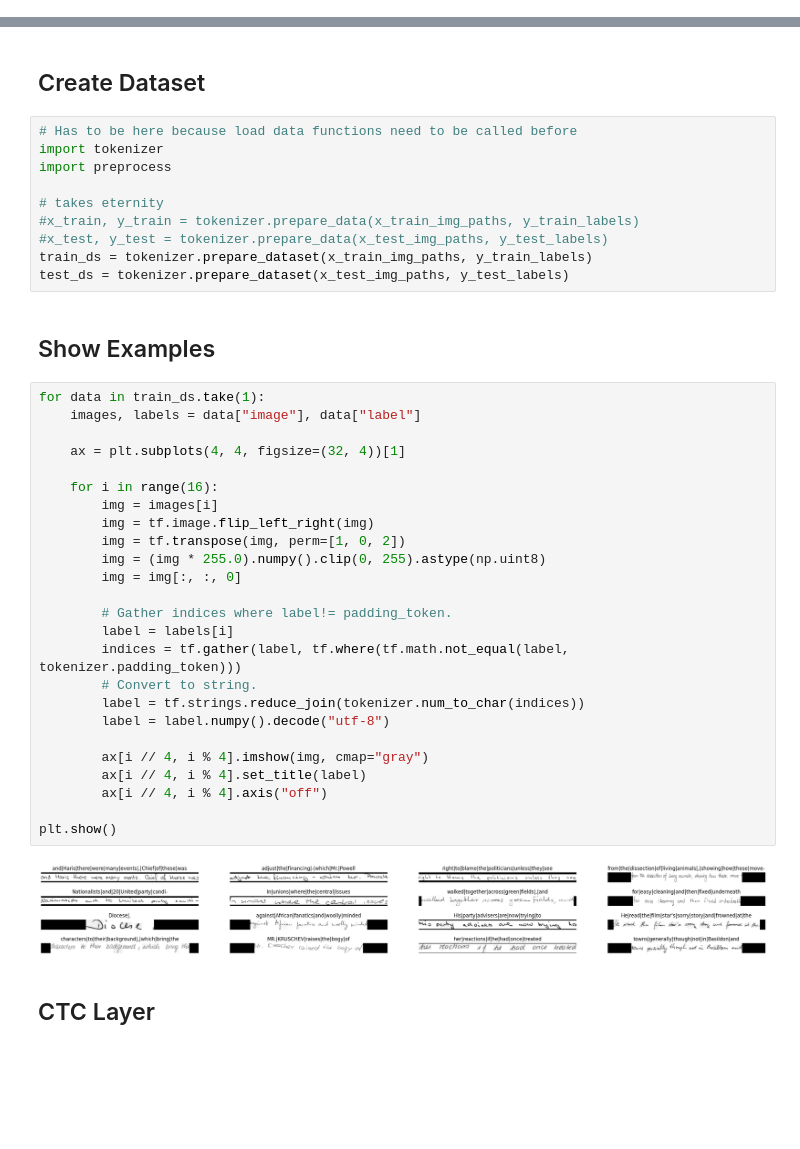
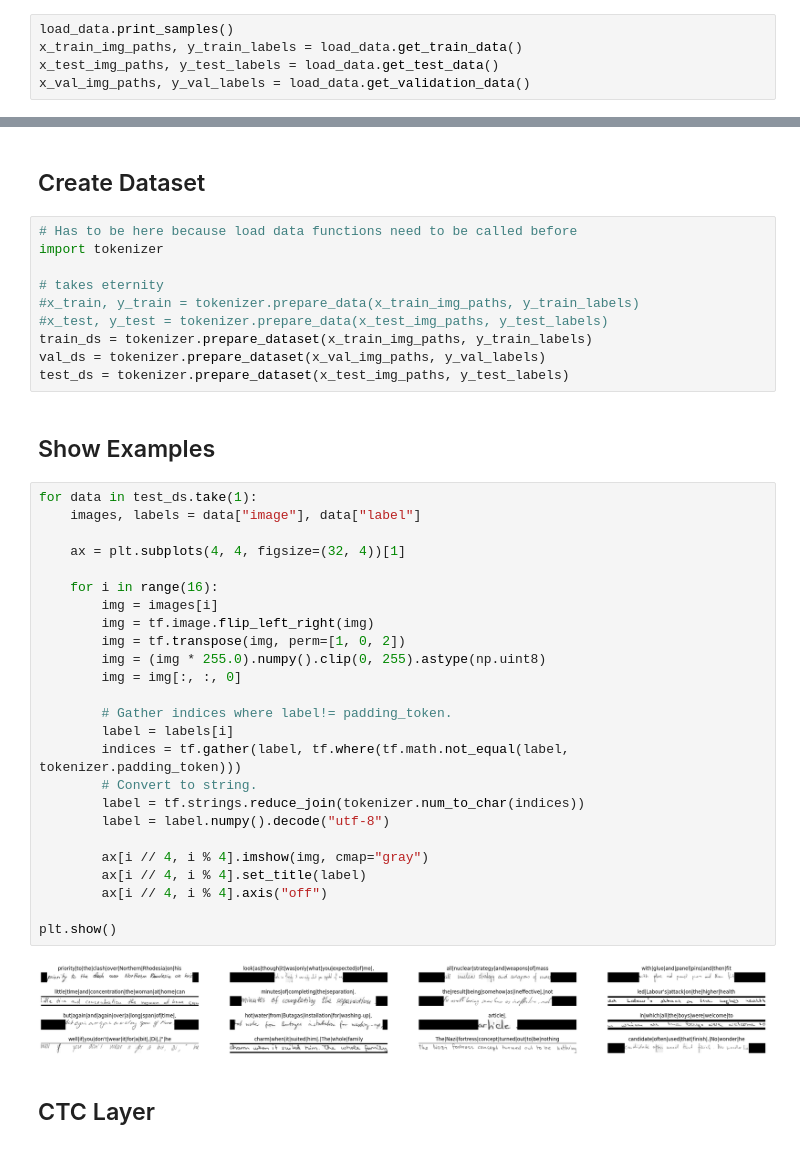
Before and after one commit to DevTimBo/SmartApp-Project, a Jupyter notebook: main.ipynb, the cells around one changed output, grey strips where cells are left out. Cells and saved outputs as stored; diff of their text form; blank space fills up the shorter version.

Commit message:
bug fix and load_data update
Habe all den redundanten Code aus load_data rausgenommen und einen Bug in main gefixed für "plot_evaluation"

```diff
--- a/main.ipynb
+++ b/main.ipynb
@@ -47,0 +30,5 @@ Labels Cleaned:
+# %%
+load_data.print_samples()
+x_train_img_paths, y_train_labels = load_data.get_train_data()
+x_test_img_paths, y_test_labels = load_data.get_test_data()
+x_val_img_paths, y_val_labels = load_data.get_validation_data()
@@ -50,42 +51,42 @@ Labels Cleaned:
 # %%
 # Has to be here because load data functions need to be called before
 import tokenizer
-import preprocess
 
 # takes eternity
 #x_train, y_train = tokenizer.prepare_data(x_train_img_paths, y_train_labels)
 #x_test, y_test = tokenizer.prepare_data(x_test_img_paths, y_test_labels)
 train_ds = tokenizer.prepare_dataset(x_train_img_paths, y_train_labels)
+val_ds = tokenizer.prepare_dataset(x_val_img_paths, y_val_labels)
 test_ds = tokenizer.prepare_dataset(x_test_img_paths, y_test_labels)
 # %% [markdown]
 ## Show Examples
 # %%
-for data in train_ds.take(1):
+for data in test_ds.take(1):
     images, labels = data["image"], data["label"]
 
     ax = plt.subplots(4, 4, figsize=(32, 4))[1]
 
     for i in range(16):
         img = images[i]
         img = tf.image.flip_left_right(img)
         img = tf.transpose(img, perm=[1, 0, 2])
         img = (img * 255.0).numpy().clip(0, 255).astype(np.uint8)
         img = img[:, :, 0]
 
         # Gather indices where label!= padding_token.
         label = labels[i]
         indices = tf.gather(label, tf.where(tf.math.not_equal(label, tokenizer.padding_token)))
         # Convert to string.
         label = tf.strings.reduce_join(tokenizer.num_to_char(indices))
         label = label.numpy().decode("utf-8")
 
         ax[i // 4, i % 4].imshow(img, cmap="gray")
         ax[i // 4, i % 4].set_title(label)
         ax[i // 4, i % 4].axis("off")
 
 plt.show()
 # %% [output]
-[figure, old version]
+[figure, new version]
 # %% [markdown]
 ## CTC Layer
 # %%
```
Also changed, not shown: parts of 17 cells of this notebook, 2 other files.
